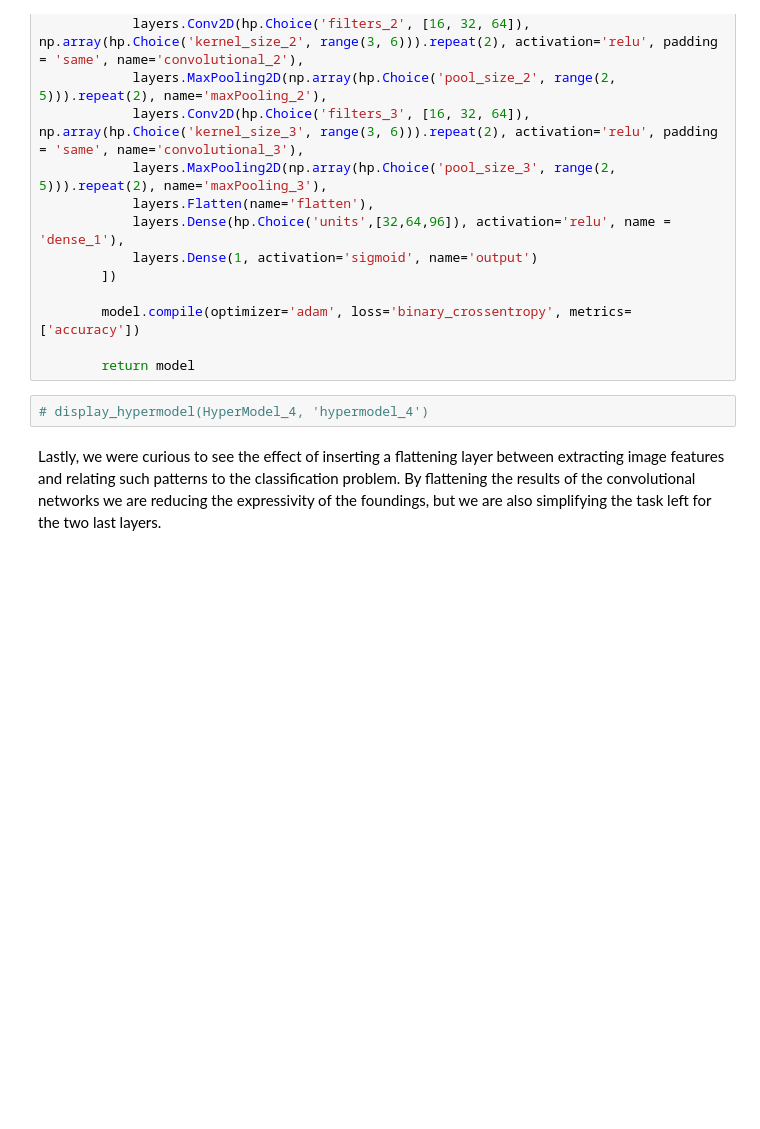
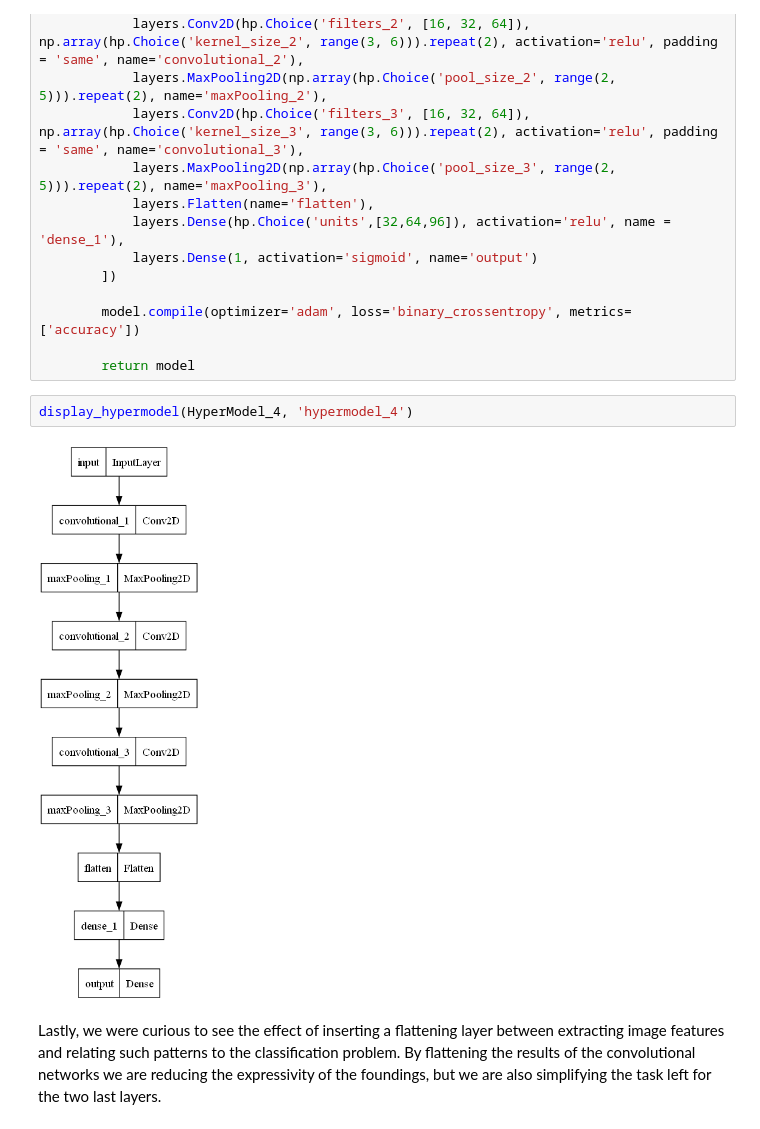
Before and after one commit to LuciaMellini/NNmuffinsChihuahuas, a Jupyter notebook: project.ipynb, the cells around one changed output. Cells and saved outputs as stored; diff of their text form; blank space fills up the shorter version.

```diff
--- a/project.ipynb
+++ b/project.ipynb
@@ -358,7 +319,9 @@ class HyperModel_4(kt.HyperModel):
 
         return model
 # %%
-# display_hypermodel(HyperModel_4, 'hypermodel_4')
+display_hypermodel(HyperModel_4, 'hypermodel_4')
+# %% [output]
+[figure, added]
 # %% [markdown]
 Lastly, we were curious to see the effect of inserting a flattening layer between extracting image features and relating such patterns to the classification problem. By flattening the results of the convolutional networks we are reducing the expressivity of the foundings, but we are also simplifying the task left for the two last layers.
 # %% [markdown]
```
Also changed, not shown: parts of 39 cells of this notebook.
